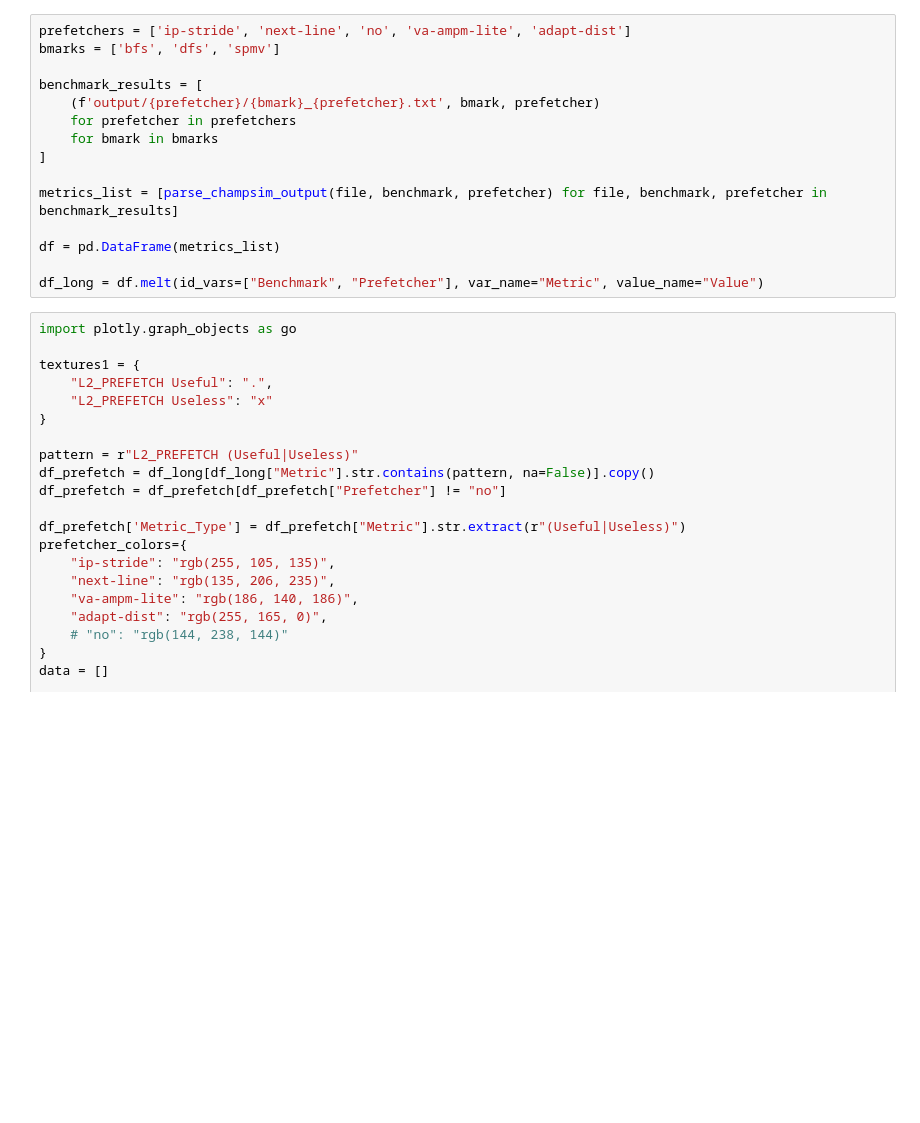
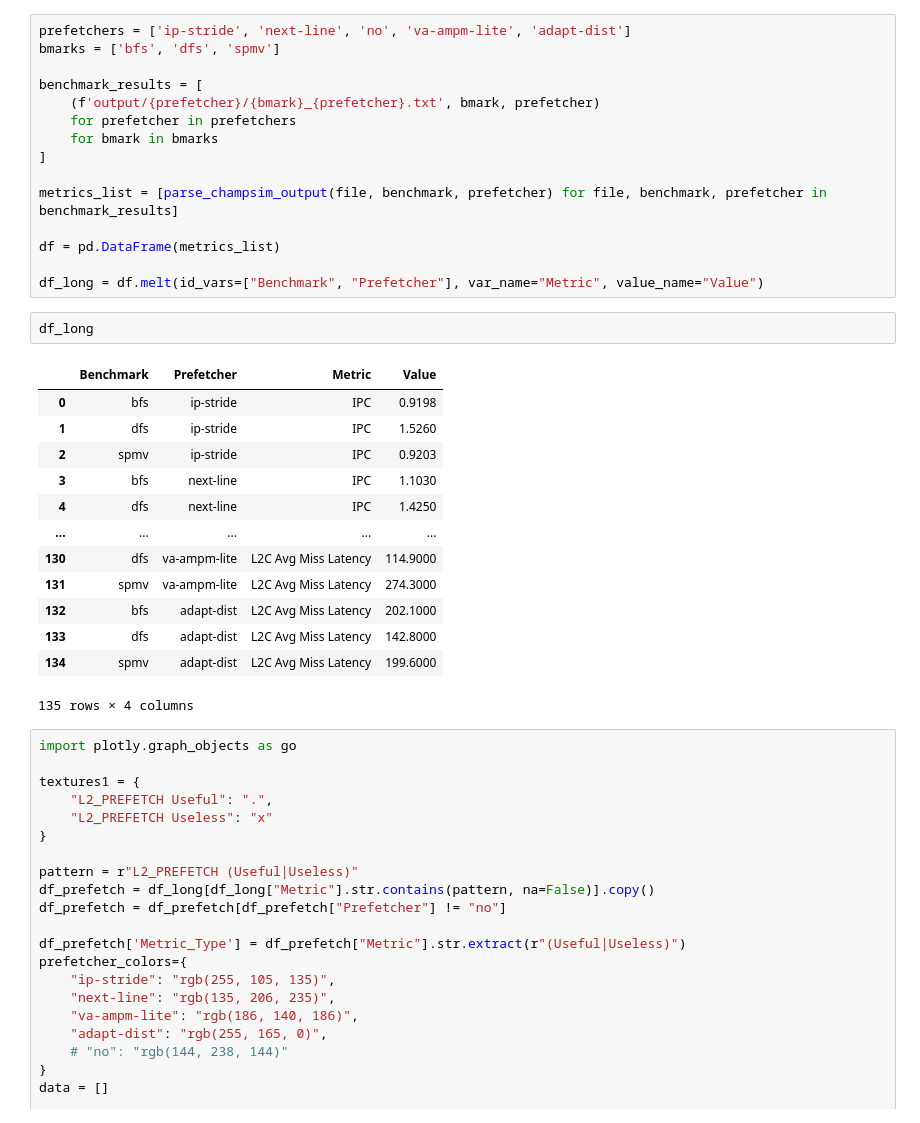
Before and after one commit to allisonaustin/distance-prefetcher, a Jupyter notebook: output_parsing.ipynb, the cells around one changed output. Saved outputs shown, nothing was run; the diff lists cells and outputs as text; blank space fills up the shorter version.

```diff
--- a/output_parsing.ipynb
+++ b/output_parsing.ipynb
@@ -172,6 +172,22 @@ metrics_list = [parse_champsim_output(file, benchmark, prefetcher) for file, ben
 df = pd.DataFrame(metrics_list)
 
 df_long = df.melt(id_vars=["Benchmark", "Prefetcher"], var_name="Metric", value_name="Value")
+# %%
+df_long
+# %% [output]
+|  | Benchmark | Prefetcher | Metric | Value |
+| 0 | bfs | ip-stride | IPC | 0.9198 |
+| 1 | dfs | ip-stride | IPC | 1.5260 |
+| 2 | spmv | ip-stride | IPC | 0.9203 |
+| 3 | bfs | next-line | IPC | 1.1030 |
+| 4 | dfs | next-line | IPC | 1.4250 |
+| ... | ... | ... | ... | ... |
+| 130 | dfs | va-ampm-lite | L2C Avg Miss Latency | 114.9000 |
+| 131 | spmv | va-ampm-lite | L2C Avg Miss Latency | 274.3000 |
+| 132 | bfs | adapt-dist | L2C Avg Miss Latency | 202.1000 |
+| 133 | dfs | adapt-dist | L2C Avg Miss Latency | 142.8000 |
+| 134 | spmv | adapt-dist | L2C Avg Miss Latency | 199.6000 |
+135 rows × 4 columns
 # %%
 import plotly.graph_objects as go
 
```
Also changed, not shown: parts of 2 cells of this notebook.
